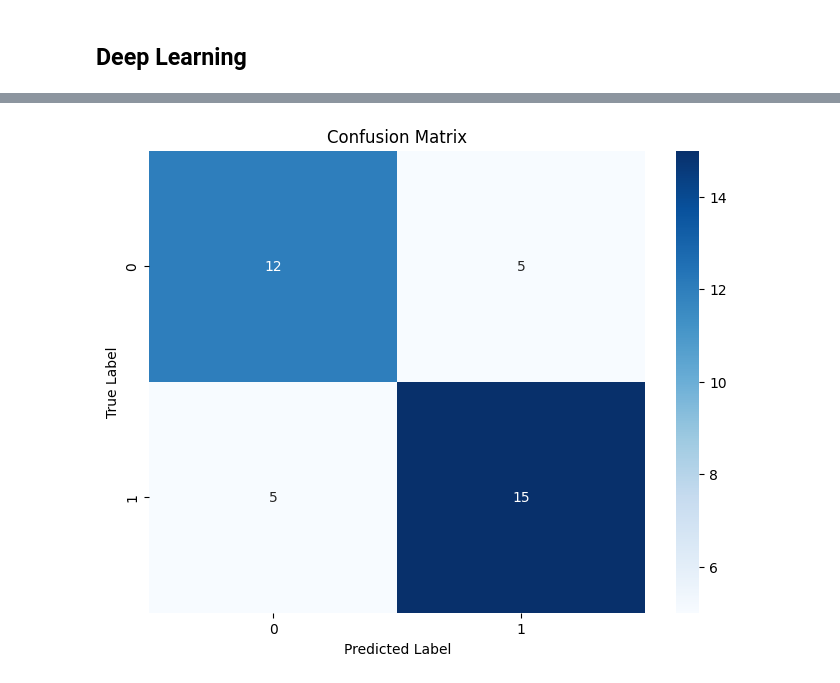
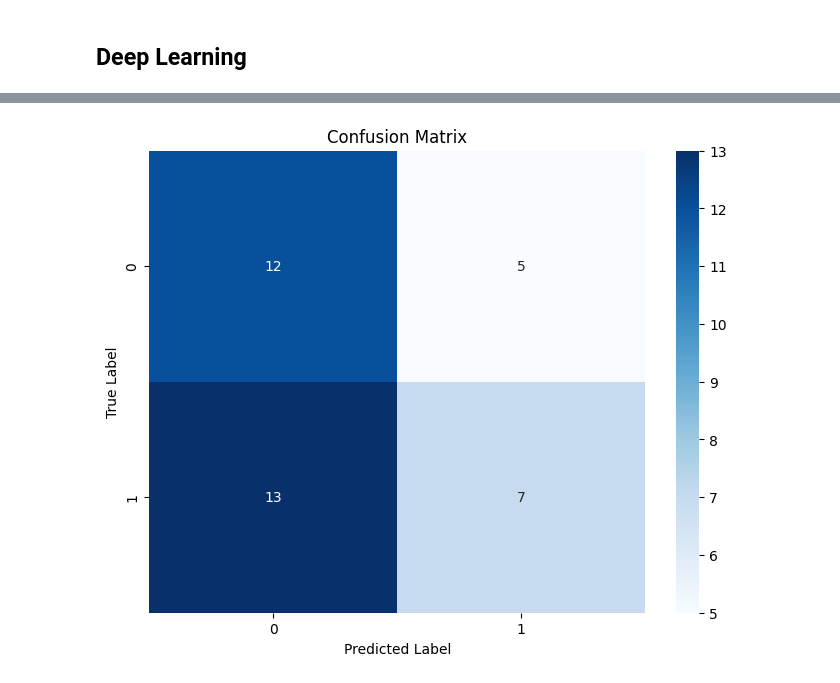
Before and after one commit to LeweLotki/saccade_analysis, a Jupyter notebook: notebooks/playground3.ipynb, the cells around one changed output, grey strips where cells are left out. Saved outputs shown, nothing was run; the diff lists cells and outputs as text; code cells hidden in the pictures.

```diff
--- a/notebooks/playground3.ipynb
+++ b/notebooks/playground3.ipynb
@@ -889,20 +889,20 @@ import torch
 import torch.nn as nn
 import torch.nn.functional as F
 
-neurons = np.array([1, 2, 4, 8]) * 128
+neurons = np.array([1, 2, 4, 8, 16]) * 128
 
 class NN(nn.Module):
     def __init__(self, num_classes, num_derivatives, num_subsequences):
         super(NN, self).__init__()
 
         # Conv2D expects: (batch_size, num_derivatives, num_subsequences, subsequence_length)
-        self.conv1 = nn.Conv2d(in_channels=num_derivatives, out_channels=neurons[0], kernel_size=(5, 5), stride=(1, 2), padding=(1, 1))
+        self.conv1 = nn.Conv2d(in_channels=num_derivatives, out_channels=neurons[0], kernel_size=(5, 7), stride=(1, 2), padding=(1, 2))
         self.bn1 = nn.BatchNorm2d(neurons[0])
 
-        self.conv2 = nn.Conv2d(neurons[0], neurons[1], kernel_size=(3, 3), stride=(1, 1), padding=(1, 1))
+        self.conv2 = nn.Conv2d(neurons[0], neurons[1], kernel_size=(5, 3), stride=(1, 1), padding=(1, 1))
         self.bn2 = nn.BatchNorm2d(neurons[1])
 
-        self.conv3 = nn.Conv2d(neurons[1], neurons[2], kernel_size=(2, 2), stride=(1, 1), padding=(1, 1))
+        self.conv3 = nn.Conv2d(neurons[1], neurons[2], kernel_size=(3, 2), stride=(1, 1), padding=(1, 1))
         self.bn3 = nn.BatchNorm2d(neurons[2])
 
         # Pooling to reduce only `subsequence_length` (7 → 4 → 2)
@@ -914,25 +914,23 @@ class NN(nn.Module):
         # Fully Connected Layers
         self.fc1 = nn.Linear(neurons[2] * num_subsequences, neurons[3])
 
-        self.dropout1 = nn.Dropout(0.05)
+        self.dropout1 = nn.Dropout(0.16288189067540926)
 
-        self.fc2 = nn.Linear(neurons[3], num_classes)
+        self.fc2 = nn.Linear(neurons[3], neurons[4])
+        self.fc3 = nn.Linear(neurons[4], num_classes)
 
     def forward(self, x):
-        """
-        Input shape: (batch_size, num_subsequences, num_derivatives, subsequence_length)
-        Conv2D expects: (batch_size, num_derivatives, num_subsequences, subsequence_length)
-        """
-        x = x.permute(0, 2, 1, 3)  # Swap to (batch_size, num_derivatives, num_subsequences, subsequence_length)
+
+        x = x.permute(0, 2, 1, 3)  # Swap to (batch_size, num_derivatives, num_subsequences, subsequence_length) (0,2,1,3)
 
         x = F.relu(self.bn1(self.conv1(x)))
         x = self.pool(x)
 
         x = F.relu(self.bn2(self.conv2(x)))
-        x = self.pool(x)
+        # x = self.pool(x)
 
         x = F.relu(self.bn3(self.conv3(x)))
-        x = self.pool(x)
+        # x = self.pool(x)
 
         # Global Average Pooling across subsequence_length
         x = self.global_pool(x)  # (batch_size, neurons[2], num_subsequences, 1)
@@ -943,6 +941,8 @@ class NN(nn.Module):
         x = F.relu(self.fc1(x))
         x = self.dropout1(x)
         x = self.fc2(x)
+        x = self.dropout1(x)
+        x = self.fc3(x)
 
         return x
 # %%
@@ -990,8 +990,8 @@ class SignalDataset(Dataset):
 train_dataset = SignalDataset(X_train, y_train)
 test_dataset = SignalDataset(X_test, y_test)
 
-train_loader = DataLoader(train_dataset, batch_size=32, shuffle=True)
-test_loader = DataLoader(test_dataset, batch_size=32, shuffle=False)
+train_loader = DataLoader(train_dataset, batch_size=16, shuffle=True)
+test_loader = DataLoader(test_dataset, batch_size=16, shuffle=False)
 
 # Initialize Model
 num_classes = len(np.unique(y_train))
@@ -1003,7 +1003,7 @@ subsequence_length = X_train.shape[3]  # Time steps
 
 model = NN(num_classes, num_derivatives, num_subsequences).to(device)
 criterion = nn.CrossEntropyLoss()
-optimizer = optim.Adam(model.parameters(), lr=0.0001)
+optimizer = optim.Adam(model.parameters(), lr=0.00034844837744799485)
 
 # Training Loop
 def train_model(model, train_loader, num_epochs=10):
@@ -1030,7 +1030,7 @@ def train_model(model, train_loader, num_epochs=10):
         print(f"Epoch {epoch+1}/{num_epochs}, Loss: {running_loss:.4f}, Accuracy: {accuracy:.2f}%")
 
 # Train Model
-train_model(model, train_loader, num_epochs=10)
+train_model(model, train_loader, num_epochs=8)
 
 # Function to evaluate model and display confusion matrix
 def evaluate_model(model, test_loader):
@@ -1089,4 +1091,4 @@ weighted avg       0.73      0.73      0.73        37
-[figure, old version]
+[figure, new version]
 # %%
 import torch
 import torch.nn as nn
```
Also changed, not shown: parts of 4 cells of this notebook, 7 other files.
